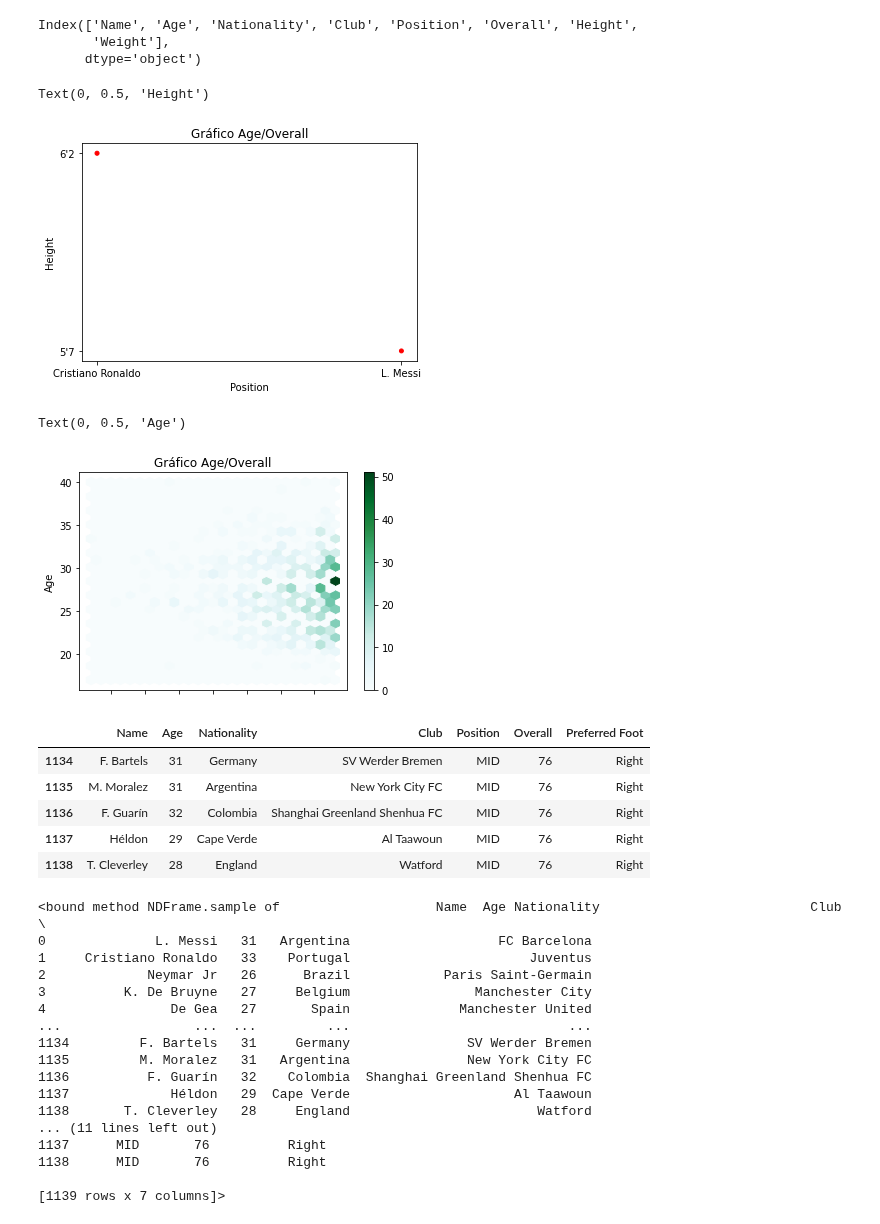
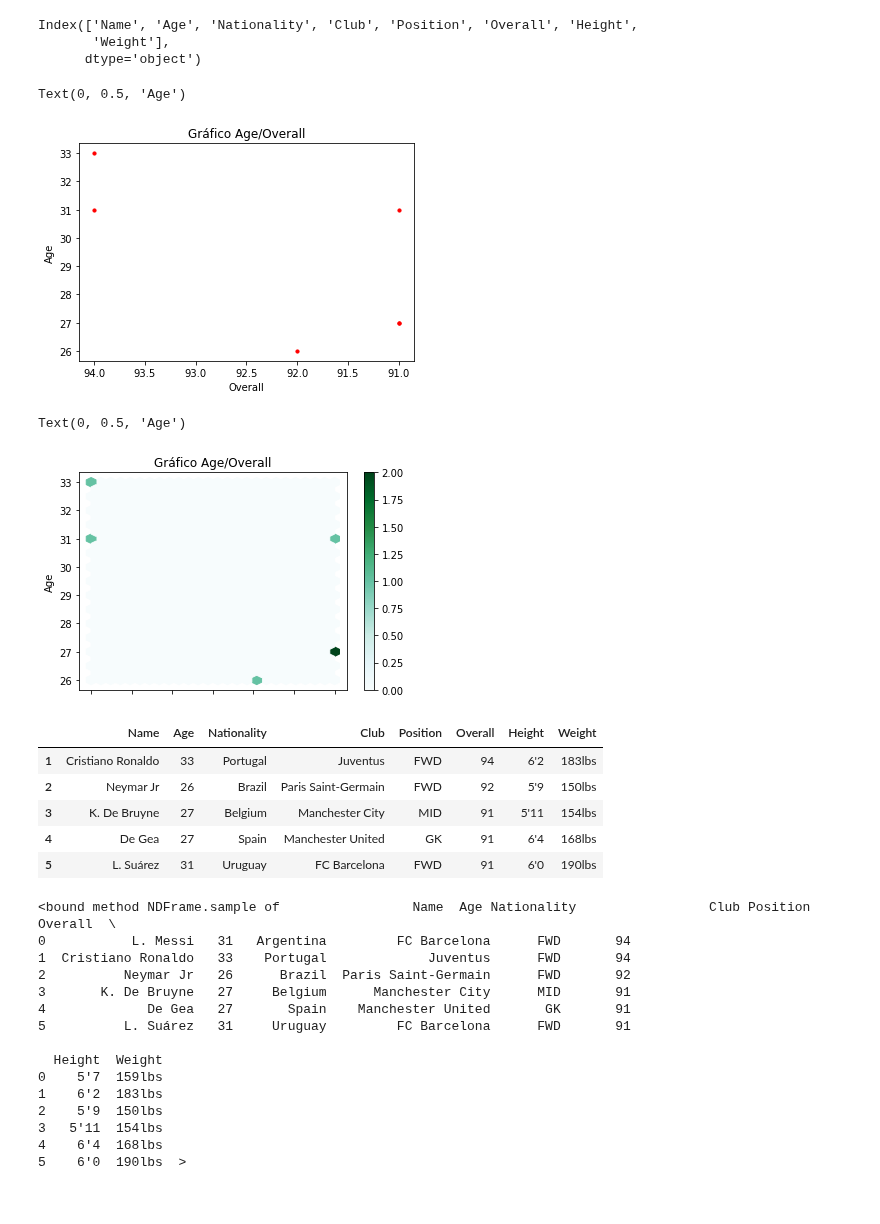
Before and after one commit to matiascabrejos/IA-Humai, a Jupyter notebook: repaso_2.ipynb, the cells around one changed output. Cells and saved outputs as stored; diff of their text form; code cells hidden in the pictures.

```diff
--- a/repaso_2.ipynb
+++ b/repaso_2.ipynb
@@ -123,20 +123,20 @@ Index(['Name', 'Age', 'Nationality', 'Club', 'Position', 'Overall', 'Height',
        'Weight'],
       dtype='object')
 # %%
-df_filtrado = more_df.query('Overall > 92')
+df_filtrado = more_df.query('Overall > 90')
 # %%
-df_filtrado.plot.scatter(y='Height', x='Name',
+df_filtrado.plot.scatter(y='Age', x='Overall',
                 c='r',
-                s=df_filtrado['Age']**0.8    # Con s seteamos el tamaño de los puntos
+                s=10
                 , title='Gráfico Age/Overall'
                )
 
 plt.gca().invert_xaxis()
-plt.xlabel('Position')
-plt.ylabel('Height')
+plt.xlabel('Overall')
+plt.ylabel('Age')
 # %% [output]
-Text(0, 0.5, 'Height')
+Text(0, 0.5, 'Age')
-[figure, old version]
+[figure, new version]
 # %%
 df_filtrado.plot.hexbin(y='Age', x='Overall', gridsize=25,
               title='Gráfico Age/Overall')
@@ -145,33 +145,31 @@ plt.xlabel('Overall')
 plt.ylabel('Age')
 # %% [output]
 Text(0, 0.5, 'Age')
-[figure, old version]
+[figure, new version]
 # %%
 df_filtrado.tail()
 # %% [output]
-|  | Name | Age | Nationality | Club | Position | Overall | Preferred Foot |
-| 1134 | F. Bartels | 31 | Germany | SV Werder Bremen | MID | 76 | Right |
-| 1135 | M. Moralez | 31 | Argentina | New York City FC | MID | 76 | Right |
-| 1136 | F. Guarín | 32 | Colombia | Shanghai Greenland Shenhua FC | MID | 76 | Right |
-| 1137 | Héldon | 29 | Cape Verde | Al Taawoun | MID | 76 | Right |
-| 1138 | T. Cleverley | 28 | England | Watford | MID | 76 | Right |
+|  | Name | Age | Nationality | Club | Position | Overall | Height | Weight |
+| 1 | Cristiano Ronaldo | 33 | Portugal | Juventus | FWD | 94 | 6'2 | 183lbs |
+| 2 | Neymar Jr | 26 | Brazil | Paris Saint-Germain | FWD | 92 | 5'9 | 150lbs |
+| 3 | K. De Bruyne | 27 | Belgium | Manchester City | MID | 91 | 5'11 | 154lbs |
+| 4 | De Gea | 27 | Spain | Manchester United | GK | 91 | 6'4 | 168lbs |
+| 5 | L. Suárez | 31 | Uruguay | FC Barcelona | FWD | 91 | 6'0 | 190lbs |
 # %%
 df_filtrado.sample
 # %% [output]
-<bound method NDFrame.sample of                    Name  Age Nationality                           Club  \
-0              L. Messi   31   Argentina                   FC Barcelona
-1     Cristiano Ronaldo   33    Portugal                       Juventus
-2             Neymar Jr   26      Brazil            Paris Saint-Germain
-3          K. De Bruyne   27     Belgium                Manchester City
-4                De Gea   27       Spain              Manchester United
-...                 ...  ...         ...                            ...
-1134         F. Bartels   31     Germany               SV Werder Bremen
-1135         M. Moralez   31   Argentina               New York City FC
-1136          F. Guarín   32    Colombia  Shanghai Greenland Shenhua FC
-1137             Héldon   29  Cape Verde                     Al Taawoun
-1138       T. Cleverley   28     England                        Watford
-... (11 lines left out)
-1137      MID       76          Right
-1138      MID       76          Right
+<bound method NDFrame.sample of                 Name  Age Nationality                 Club Position  Overall  \
+0           L. Messi   31   Argentina         FC Barcelona      FWD       94
+1  Cristiano Ronaldo   33    Portugal             Juventus      FWD       94
+2          Neymar Jr   26      Brazil  Paris Saint-Germain      FWD       92
+3       K. De Bruyne   27     Belgium      Manchester City      MID       91
+4             De Gea   27       Spain    Manchester United       GK       91
+5          L. Suárez   31     Uruguay         FC Barcelona      FWD       91
 
-[1139 rows x 7 columns]>
+  Height  Weight
+0    5'7  159lbs
+1    6'2  183lbs
+2    5'9  150lbs
+3   5'11  154lbs
+4    6'4  168lbs
+5    6'0  190lbs  >
```
Also changed, not shown: parts of 1 cell of this notebook.
